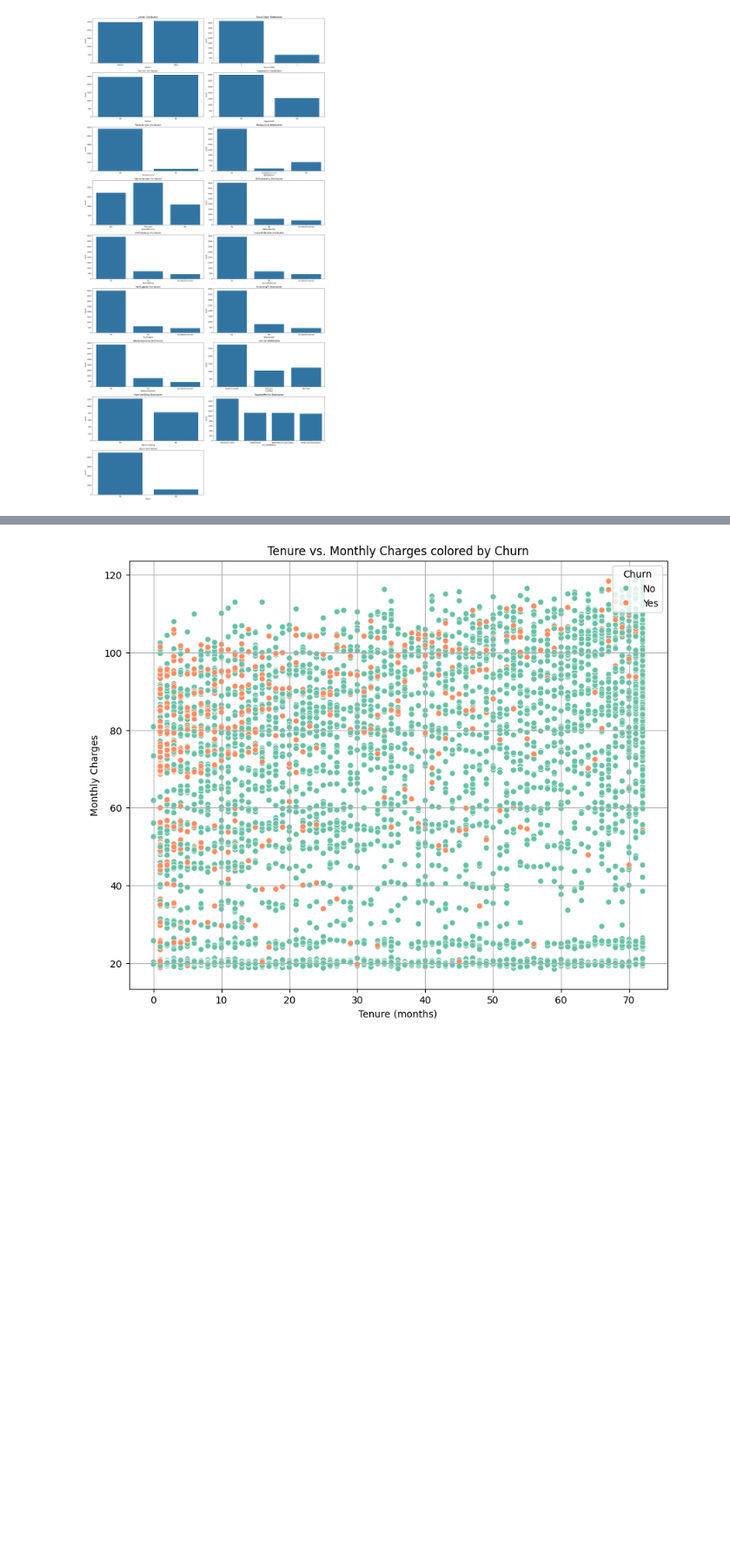
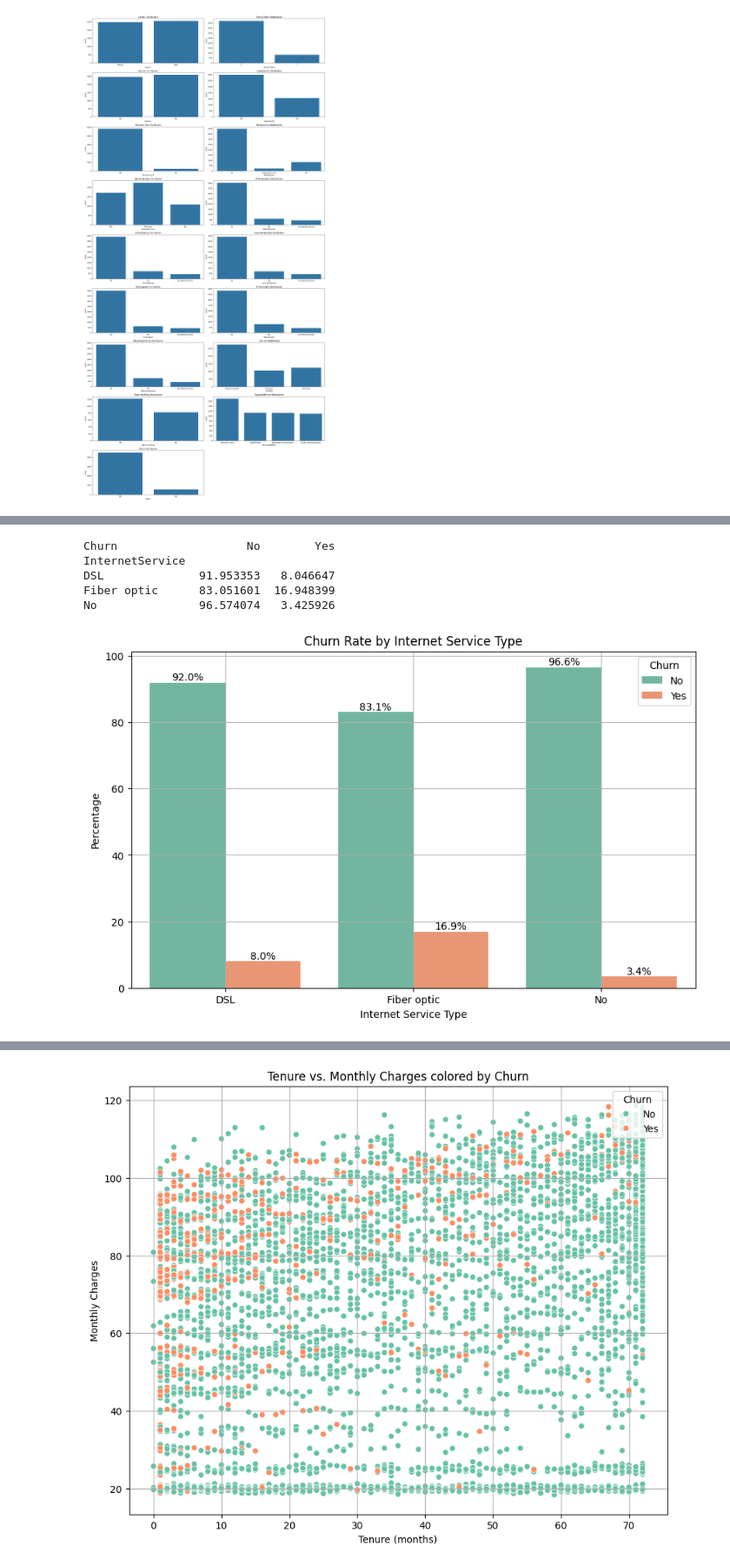
Before and after one commit to Cynthiachelangat/customer-churn, a Jupyter notebook: churn.ipynb, the cells around one changed output, grey strips where cells are left out. Shown at 87% size. Saved outputs shown, nothing was run; the diff lists cells and outputs as text; code cells hidden in the pictures; blank space fills up the shorter version.

```diff
--- a/churn.ipynb
+++ b/churn.ipynb
@@ -268,0 +333,40 @@ How does churn vary across different demographic segments (e.g., age groups, hou
+# %%
+# Calculate churn rates by Internet Service type
+internet_service_churn = mergedTrain_data.groupby('InternetService')['Churn'].value_counts(normalize=True).unstack() * 100
+
+print(internet_service_churn)
+
+# Reshape the data for easier plotting with seaborn
+internet_service_churn = internet_service_churn.reset_index()
+
+# Set up the figure and axes
+plt.figure(figsize=(10, 6))
+
+# Create the side-by-side bar plot
+ax = sns.barplot(data=internet_service_churn.melt(id_vars='InternetService', value_vars=['No', 'Yes']),
+                 x='InternetService', y='value', hue='Churn', palette='Set2')
+
+# Add percentage labels on top of the bars
+for p in ax.patches:
+    height = p.get_height()
+    if height > 0:
+        ax.annotate(f'{height:.1f}%', (p.get_x() + p.get_width() / 2., height),
+                    ha='center', va='center', fontsize=10, color='black', xytext=(0, 5),
+                    textcoords='offset points')
+
+# Add titles and labels
+plt.title('Churn Rate by Internet Service Type')
+plt.xlabel('Internet Service Type')
+plt.ylabel('Percentage')
+plt.legend(title='Churn', loc='upper right')
+plt.grid(True)
+
+# Show the plot
+plt.show()
+# %% [output]
+Churn                   No        Yes
+InternetService
+DSL              91.953353   8.046647
+Fiber optic      83.051601  16.948399
+No               96.574074   3.425926
+[figure, added]
```
Also changed, not shown: parts of 15 cells of this notebook.
